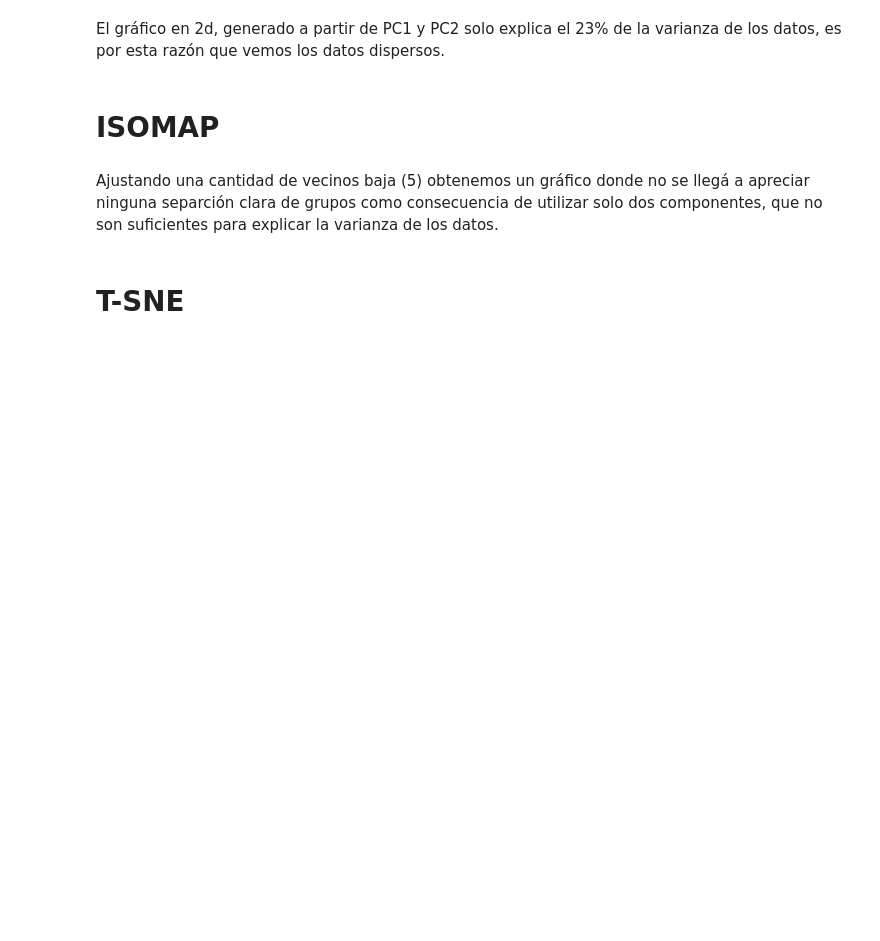
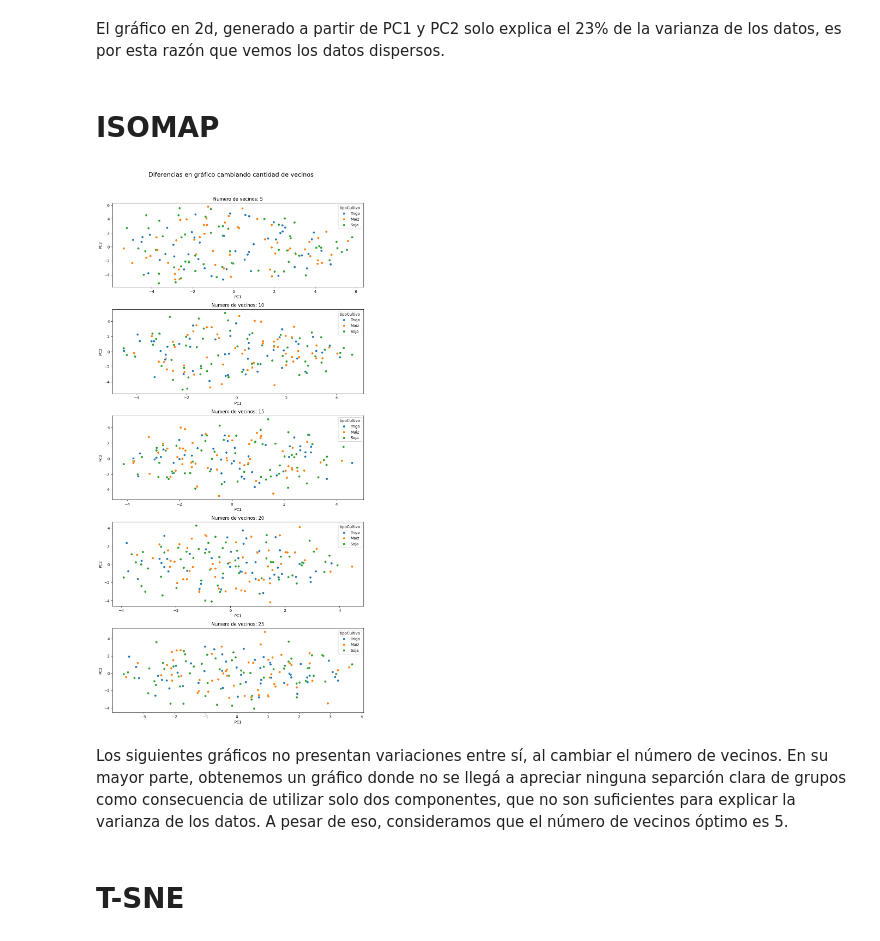
Before and after one commit to juanachies/TP1_Mineria, a Jupyter notebook: tp.ipynb, the cells around one changed output. Saved outputs shown, nothing was run; the diff lists cells and outputs as text; code cells hidden in the pictures; blank space fills up the shorter version.

```diff
--- a/tp.ipynb
+++ b/tp.ipynb
@@ -346,11 +331,28 @@ fig.show()
 El gráfico en 2d, generado a partir de PC1 y PC2 solo explica el 23% de la varianza de los datos, es por esta razón que vemos los datos dispersos.
 # %% [markdown]
 # ISOMAP
-# %%
-isomap = Isomap(n_neighbors=5, n_components=2)
-X_reduced = isomap.fit_transform(x_escalado)
-
-df_isomap = pd.DataFrame(X_reduced, columns=['PC1', 'PC2'])
-df_isomap['tipoCultivo'] = y
+# %%
+fig, axes = plt.subplots(nrows=5, ncols=1, figsize=(10, 20))
+axes = axes.flatten()
+
+for idx, i in enumerate(range(5,30,5)):
+    isomap = Isomap(n_neighbors=i, n_components=2)
+    X_reduced = isomap.fit_transform(x_escalado)
+
+    df_isomap = pd.DataFrame(X_reduced, columns=['PC1', 'PC2'])
+    df_isomap['tipoCultivo'] = y
+
+    sns.scatterplot(df_isomap, x='PC1', y='PC2', hue='tipoCultivo',
+        ax=axes[idx])
+
+
+    axes[idx].set_title(f'Numero de vecinos: {i}')
+
+
+fig.suptitle('Diferencias en gráfico cambiando cantidad de vecinos', fontsize=16, y=1.02)
+plt.tight_layout()
+plt.show()
+# %% [output]
+[figure, added]
 # %% [markdown]
-Ajustando una cantidad de vecinos baja (5) obtenemos un gráfico donde no se llegá a apreciar ninguna separción clara de grupos como consecuencia de utilizar solo dos componentes, que no son suficientes para explicar la varianza de los datos.
+Los siguientes gráficos no presentan variaciones entre sí, al cambiar el número de vecinos. En su mayor parte, obtenemos un gráfico donde no se llegá a apreciar ninguna separción clara de grupos como consecuencia de utilizar solo dos componentes, que no son suficientes para explicar la varianza de los datos. A pesar de eso, consideramos que el número de vecinos óptimo es 5.
```
Also changed, not shown: parts of 39 cells of this notebook, 1 other file.
